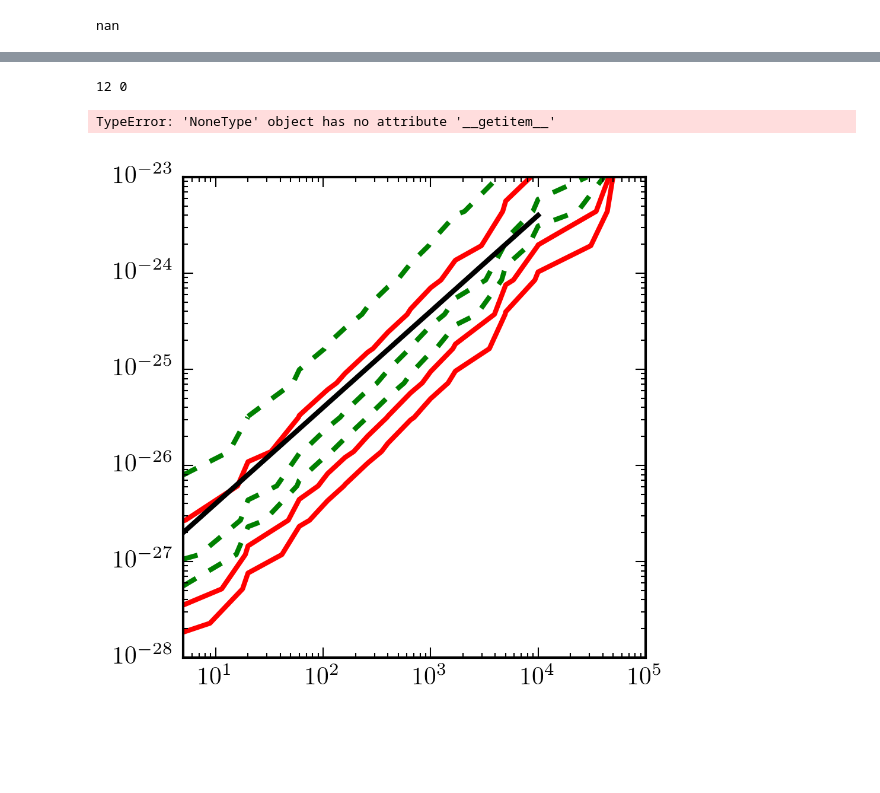
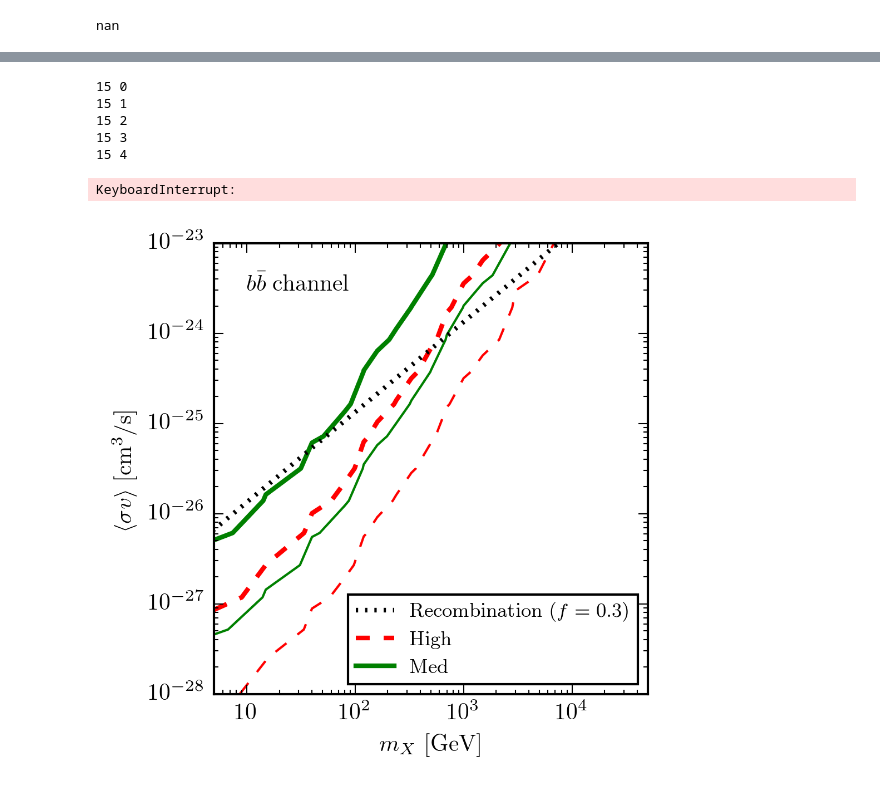
Before and after one commit to lue/dmb, a Jupyter notebook: photon_model.ipynb, the cells around one changed output, grey strips where cells are left out. Drawn from its saved outputs; the diff is of its cells as text; code cells hidden in the pictures; blank space fills up the shorter version.

```diff
--- a/photon_model.ipynb
+++ b/photon_model.ipynb
@@ -423,7 +432,7 @@ tau_diff(5, 1e-25)
 # %% [output]
 nan
 # %%
-mx_list = np.sort(list(set(dm_data['mDM'])))[::5]
+mx_list = np.sort(list(set(dm_data['mDM'])))[::4]
 sigmav_list = np.logspace(-28, -23, 15)
 tau_map = np.zeros([len(mx_list), len(sigmav_list)])
 # %%
@@ -559,5 +584,5 @@ for i in range(len(mx_list))[::-1]:
 # %%
-params = {'logMcrit': -6, 'Ishiyama': True, 'c_scatter': 0.10, 'cosmo': cosmo, 'subhalos': False}
+params = {'logMcrit': -6, 'Ishiyama': False, 'c_scatter': 0.10, 'cosmo': cosmo, 'subhalos': False}
 
 tau_map_pes = np.zeros([len(mx_list), len(sigmav_list)])
 
@@ -566,16 +591,38 @@ for i in range(len(mx_list))[::-1]:
         print i,j
         tau_map_pes[i,j]=tau_diff(mx_list[i], sigmav_list[j])
 # %% [output]
-12 0
+15 0
+15 1
+15 2
+15 3
+15 4
-TypeError: 'NoneType' object has no attribute '__getitem__'
+KeyboardInterrupt:
-# %%
-# plt.contourf(mx_list, sigmav_list, tau_map_real.T, levels=np.logspace(-5,-1,9), interpolation='nearest', norm=LogNorm(),cmap='Blues')
-# plt.colorbar()
-plt.contour(mx_list, sigmav_list, tau_map_real.T, colors='g',levels=[0.012, 0.0016, 0.00083], linestyles=['--','--','--'], linewwidth=[1,1,1], interpolation='nearest', norm=LogNorm())
-plt.contour(mx_list, sigmav_list, tau_map_opt.T, colors='r',levels=[0.012, 0.0016, 0.00083], interpolation='nearest', norm=LogNorm())
-plt.plot([0.5, 1e4], [2e-28, 4e-24], 'k')
-plt.xlim([5, 1e5])
-plt.xscale('log')
-plt.yscale('log')
-# %% [output]
-[figure, removed]
+# %%
+
+plt.plot([0.5, 1e4], np.array([2e-28, 4e-24])/0.3, ':k', label=r'$\mathrm{Recombination}\;(f=0.3)$')
+
+plt.contour(mx_list, sigmav_list, tau_map_opt.T,
+            colors='r',levels=[0.012, 0.001], linestyles=['--','--','--'],
+            linewidths=[2,1,1],# interpolation='nearest',
+            norm=LogNorm())
+plt.plot([1],[1], '--r', label=r'$\mathrm{High}$')
+
+plt.contour(mx_list, sigmav_list, tau_map_real.T,
+            colors='g',levels=[0.012, 0.001], linestyles=['-','-','-'],
+            linewidths=[2,1,1],# interpolation='nearest',
+            norm=LogNorm())
+plt.plot([1],[1], '-g', label=r'$\mathrm{Med}$')
+
+plt.xscale('log')
+plt.yscale('log')
+plt.xlim([5, 5e4])
+plt.ylim([1e-28, 1e-23])
+fixlogax(plt.gca())
+plt.xlabel(r'$m_X\;\mathrm{[GeV]}$')
+plt.ylabel(r'$\langle \sigma v \rangle \; \mathrm{[cm^3/s]}$')
+plt.text(10,3e-24,r'$b\bar{b}\;\mathrm{channel}$')
+plt.legend(loc=4)
+plt.savefig('bb.pdf')
+plt.savefig('bb.png', dpi=300)
+# %% [output]
+[figure, added]
```
Also changed, not shown: parts of 14 cells of this notebook, 1 other file.
